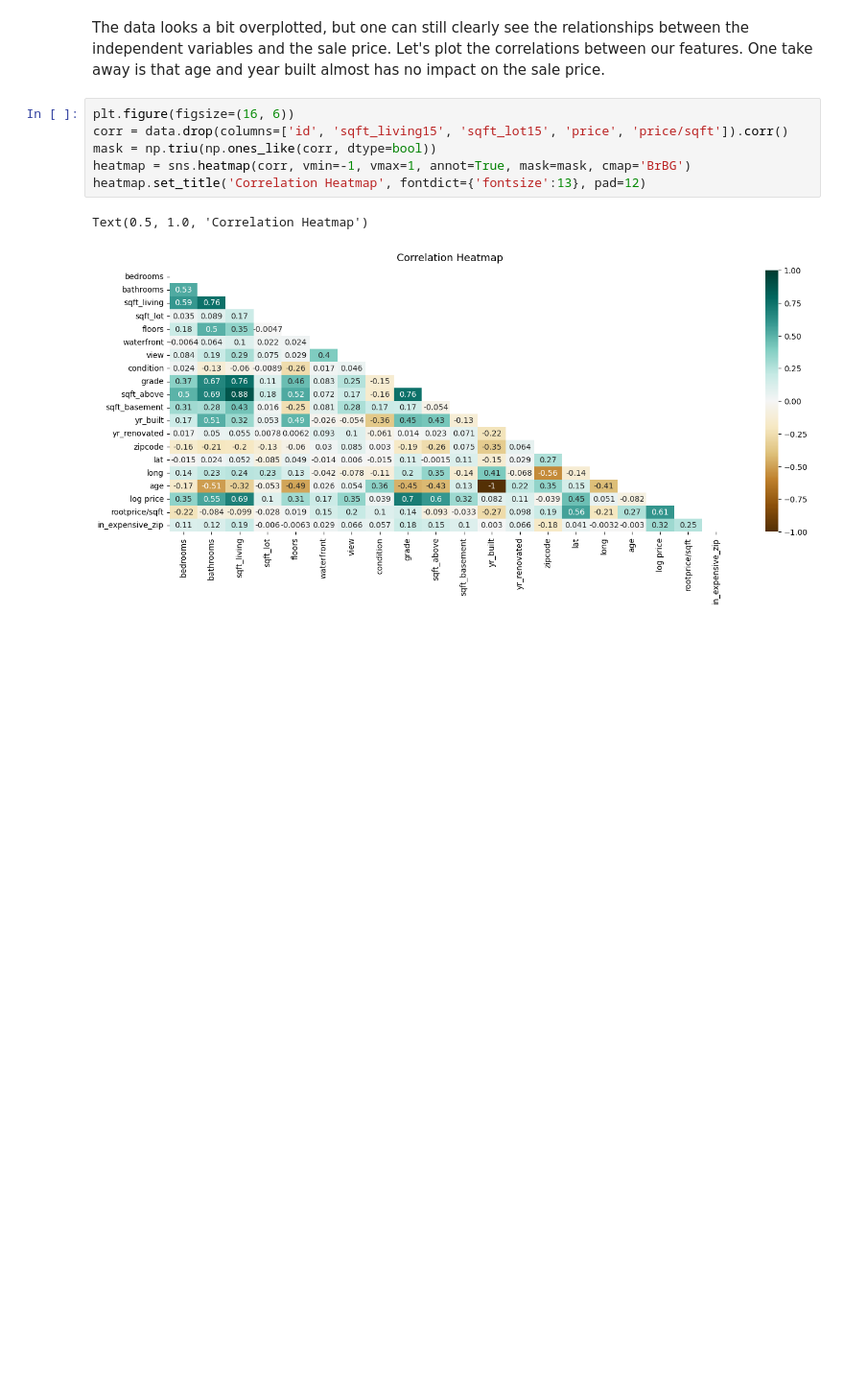
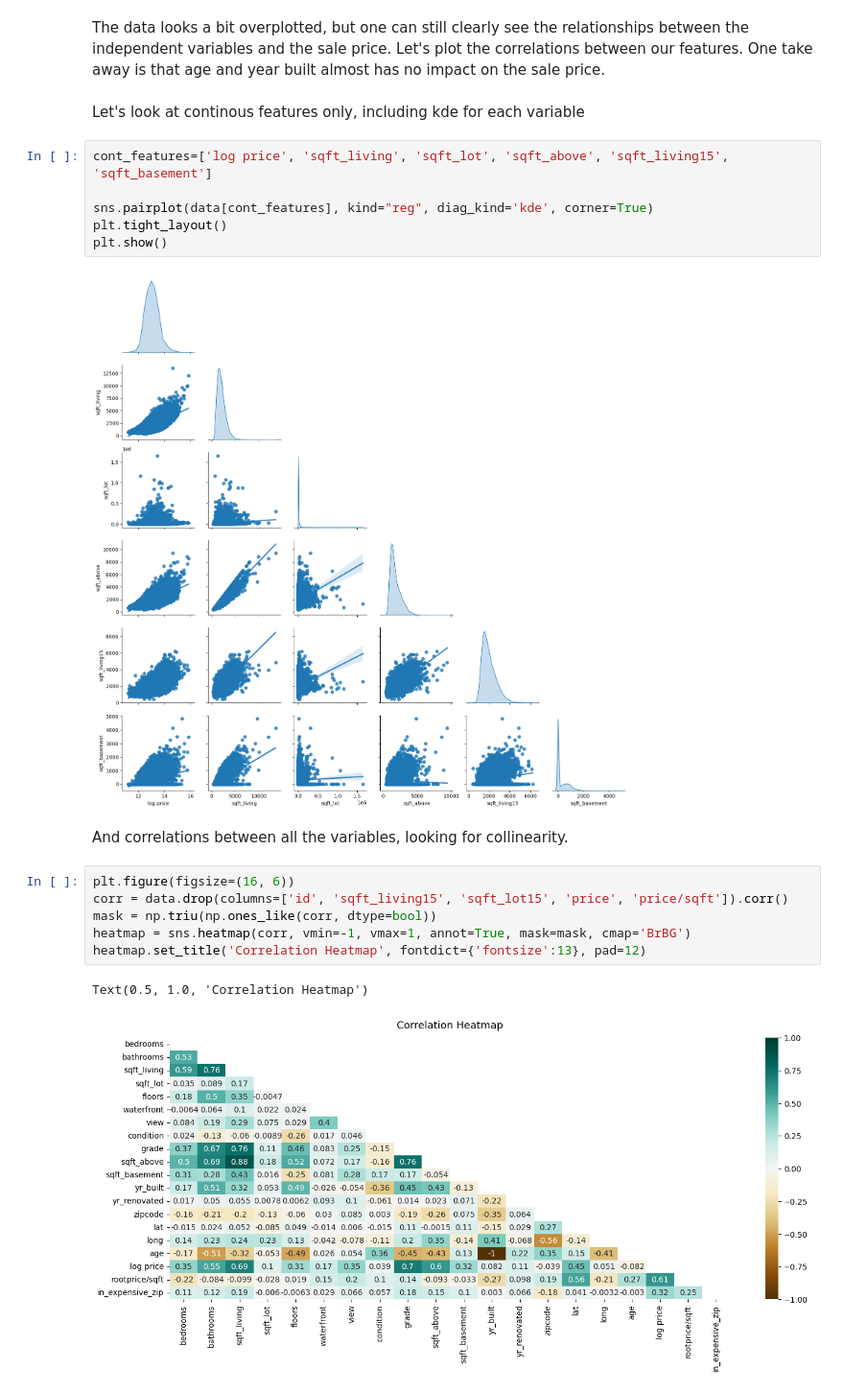
Before and after one commit to Sanketb2312/Info251-final-project, a Jupyter notebook: houseprediction.ipynb, the cells around one changed output. Shown at 96% size. Drawn from its saved outputs; the diff is of its cells as text; blank space fills up the shorter version.

```diff
--- a/houseprediction.ipynb
+++ b/houseprediction.ipynb
@@ -358,5 +358,17 @@ plt.show()
 # %% [markdown]
 The data looks a bit overplotted, but one can still clearly see the relationships between the independent variables and the sale price. Let's plot the correlations between our features. One take away is that age and year built almost has no impact on the sale price.
+# %% [markdown]
+Let's look at continous features only, including kde for each variable
+# %%
+cont_features=['log price', 'sqft_living', 'sqft_lot', 'sqft_above', 'sqft_living15', 'sqft_basement']
+
+sns.pairplot(data[cont_features], kind="reg", diag_kind='kde', corner=True)
+plt.tight_layout()
+plt.show()
+# %% [output]
+[figure, added]
+# %% [markdown]
+And correlations between all the variables, looking for collinearity.
 # %%
 plt.figure(figsize=(16, 6))
 corr = data.drop(columns=['id', 'sqft_living15', 'sqft_lot15', 'price', 'price/sqft']).corr()
```
Also changed, not shown: parts of 1 cell of this notebook.
